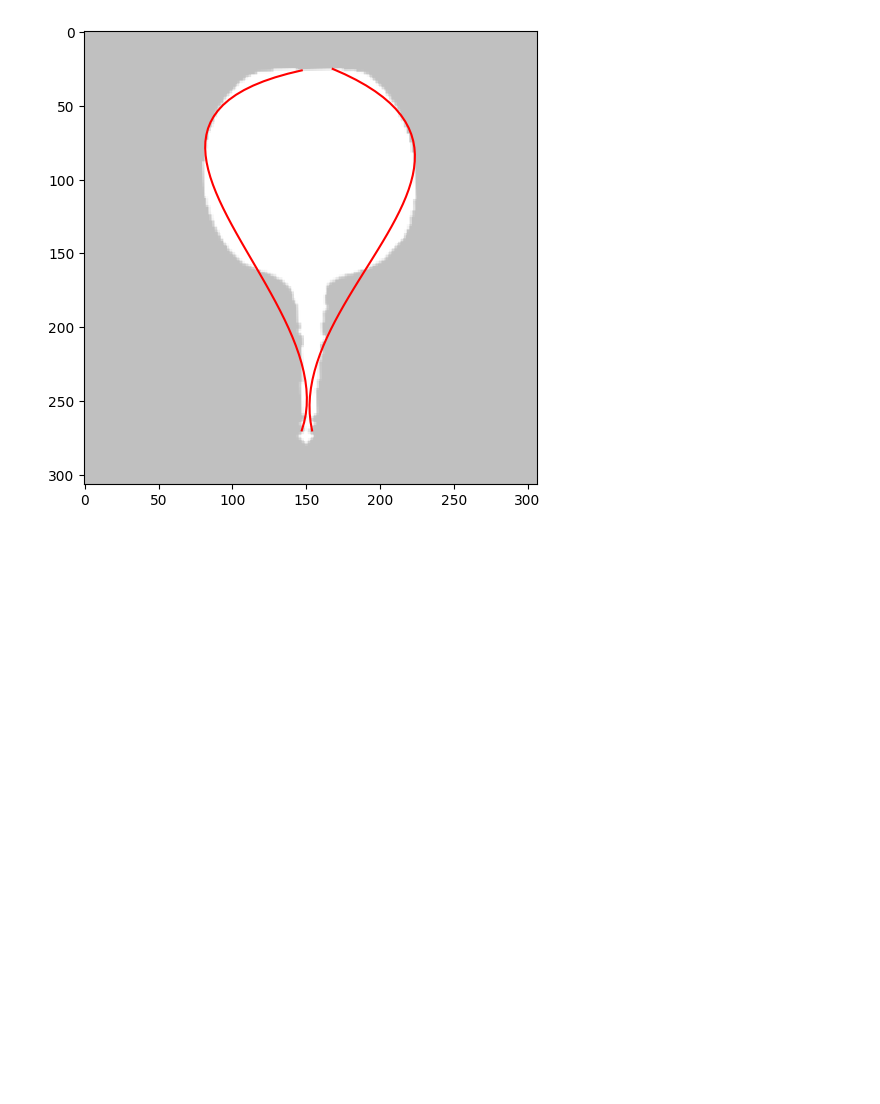
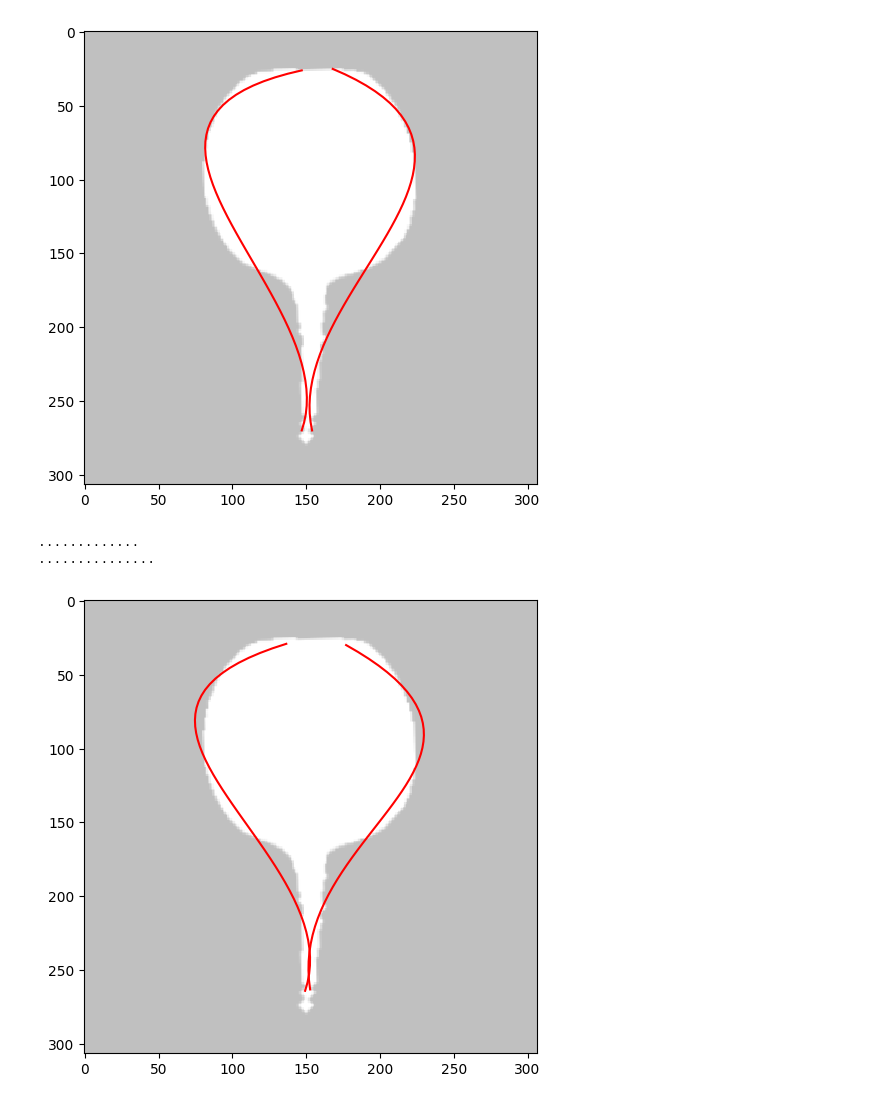
Before and after one commit to iciromaco/RadiShLab, a Jupyter notebook: S6_ベジエ曲線あてはめ.ipynb, the cells around one changed output. Drawn from its saved outputs; the diff is of its cells as text; code cells hidden in the pictures; blank space fills up the shorter version.

```diff
--- a/S6_ベジエ曲線あてはめ.ipynb
+++ b/S6_ベジエ曲線あてはめ.ipynb
@@ -409,3 +409,13 @@ dCount    :  5
 debugmode :  False
 openmode  :  False
 [figure]
+# %%
+# 厳密あてはめ
+cpsL1,fL = bezL3.fit1()
+cpsR1,fR = bezR3.fit1()
+# 結果の描画
+rd.drawBez(img,stt=0.02,end=0.98,bezL=fL,bezR=fR)
+# %% [output]
+.............
+...............
+[figure, added]
```
Also changed, not shown: parts of 3 cells of this notebook.
